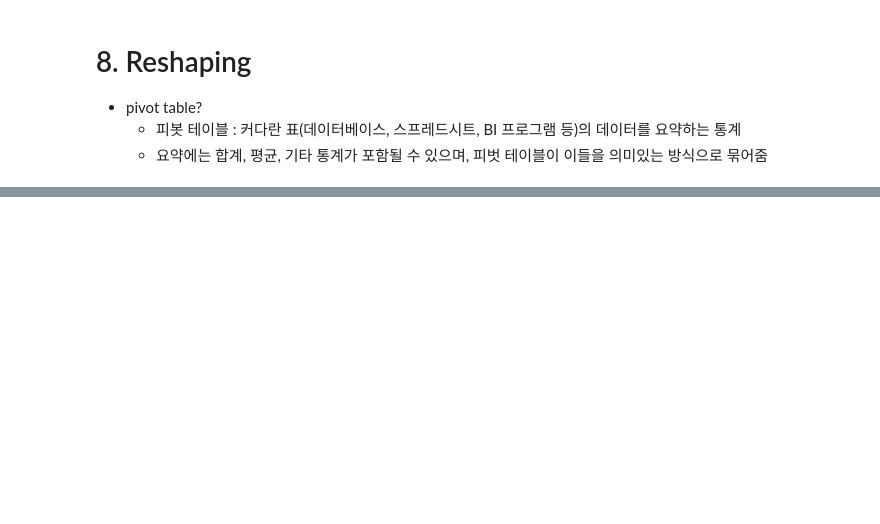
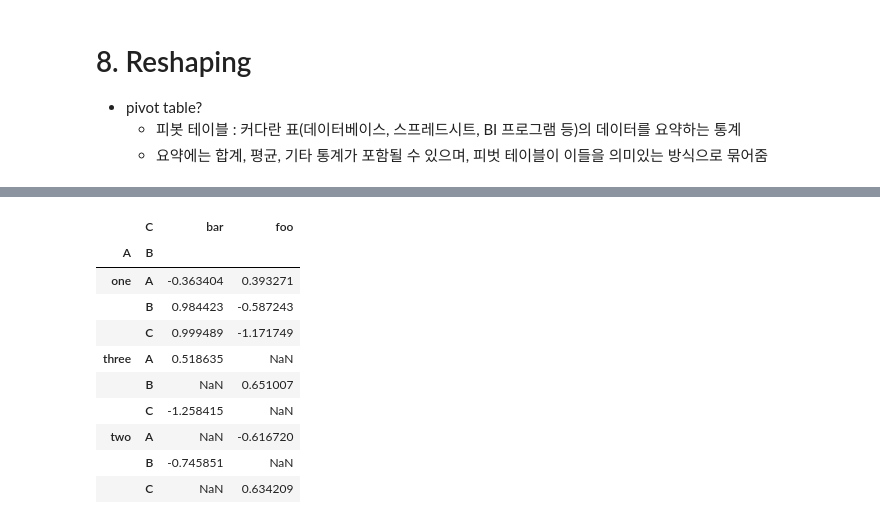
Before and after one commit to JinnieL/Bigquery-Pandas-, a Jupyter notebook: 1. Pandas 활용.ipynb, the cells around one changed output, grey strips where cells are left out. Saved outputs shown, nothing was run; the diff lists cells and outputs as text; code cells hidden in the pictures; blank space fills up the shorter version.

```diff
--- a/1. Pandas 활용.ipynb
+++ b/1. Pandas 활용.ipynb
@@ -778,0 +868,14 @@ merged
+# %%
+pd.pivot_table(df, values='D', index=['A', 'B'], columns=['C'])
+# %% [output]
+|  | C | bar | foo |
+| A | B |  |  |
+| one | A | -0.363404 | 0.393271 |
+|  | B | 0.984423 | -0.587243 |
+|  | C | 0.999489 | -1.171749 |
+| three | A | 0.518635 | NaN |
+|  | B | NaN | 0.651007 |
+|  | C | -1.258415 | NaN |
+| two | A | NaN | -0.616720 |
+|  | B | -0.745851 | NaN |
+|  | C | NaN | 0.634209 |
```
Also changed, not shown: parts of 60 cells of this notebook.
